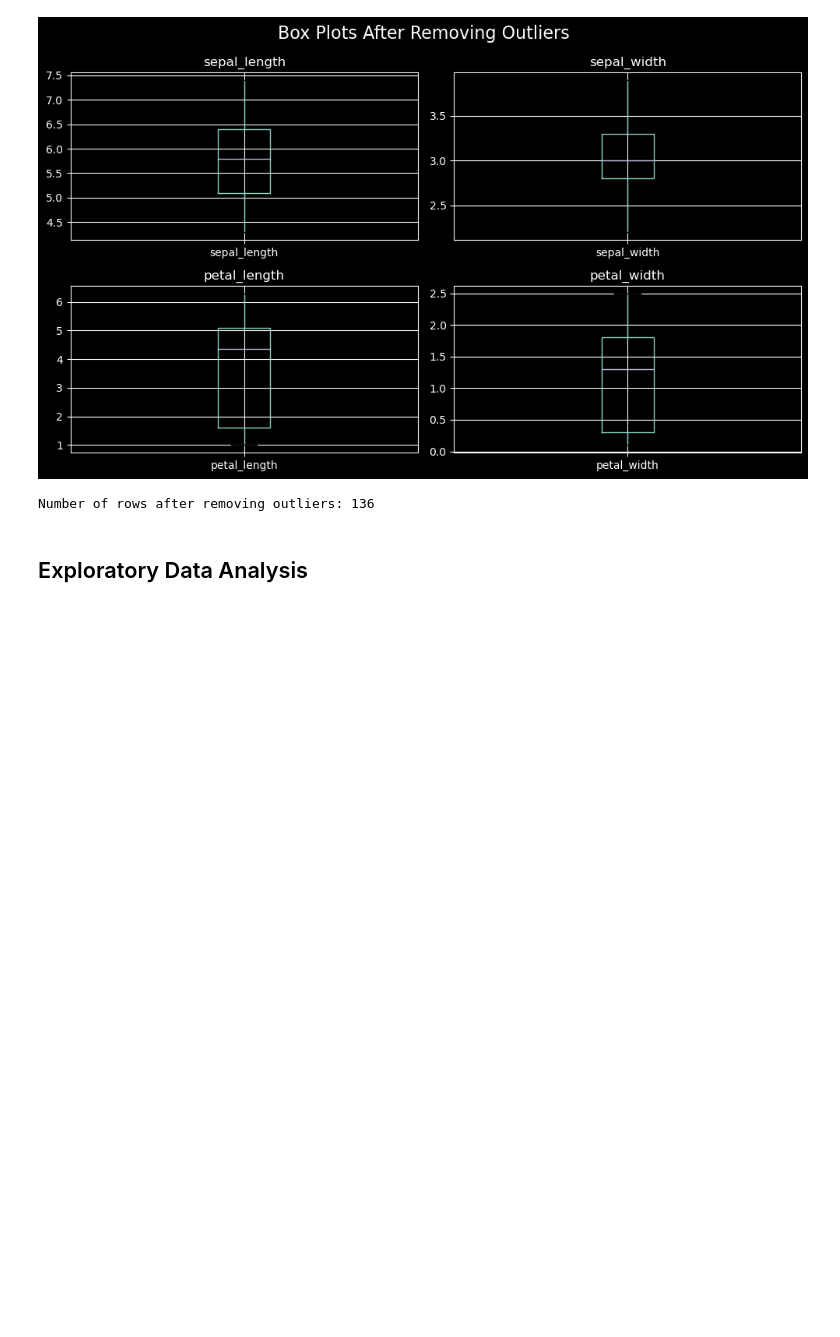
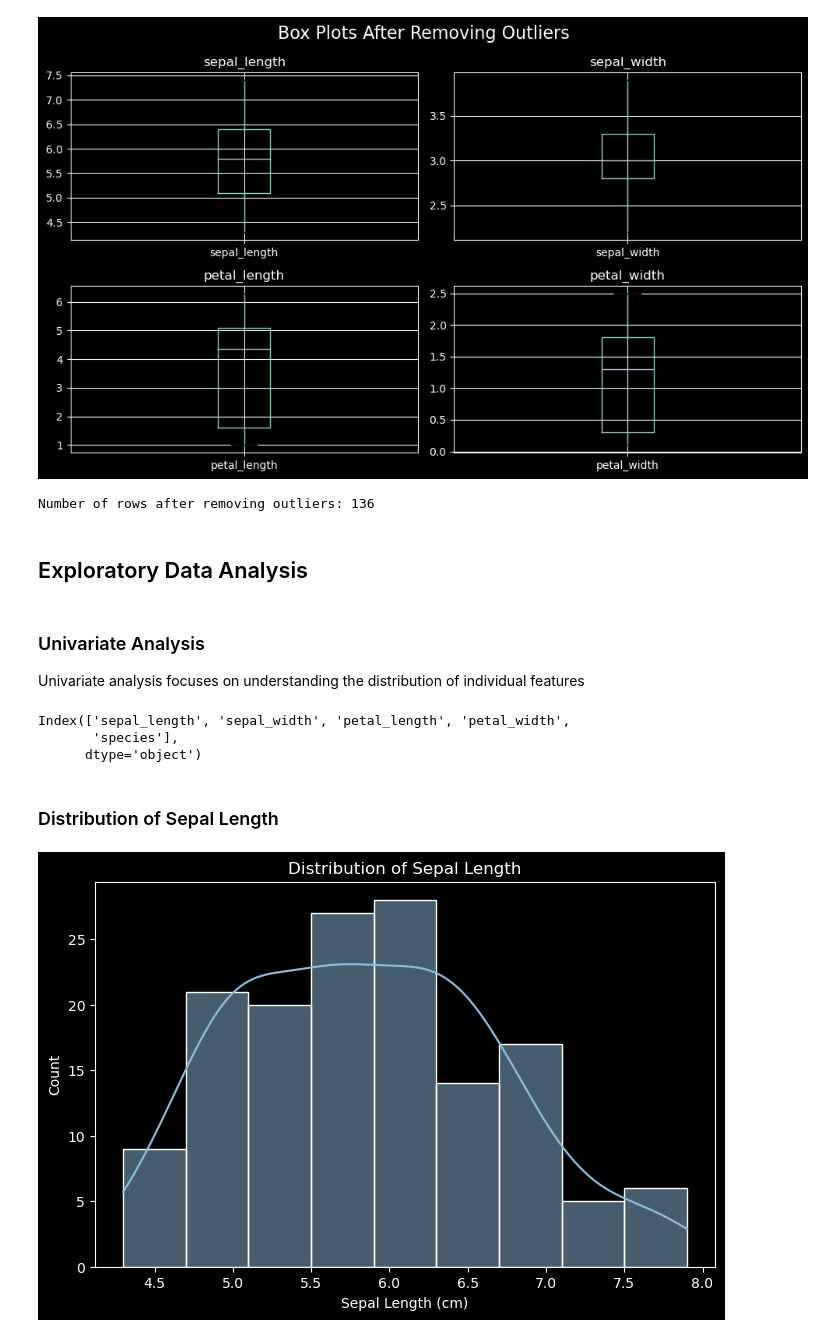
Before and after one commit to marwa9975/CODSOFT_DS03_Iris-Flower-Classification, a Jupyter notebook: index.ipynb, the cells around one changed output. Drawn from its saved outputs; the diff is of its cells as text; code cells hidden in the pictures; blank space fills up the shorter version.

```diff
--- a/index.ipynb
+++ b/index.ipynb
@@ -217,3 +217,23 @@ Number of rows with outliers before removal: 11
 Number of rows after removing outliers: 136
 # %% [markdown]
 ## Exploratory Data Analysis
+# %% [markdown]
+### Univariate Analysis
+Univariate analysis focuses on understanding the distribution of individual features
+# %%
+df.columns
+# %% [output]
+Index(['sepal_length', 'sepal_width', 'petal_length', 'petal_width',
+       'species'],
+      dtype='object')
+# %% [markdown]
+### Distribution of Sepal Length
+# %%
+# Univariate analysis for sepal length
+plt.figure(figsize=(8, 5))
+sns.histplot(df['sepal_length'], kde=True)
+plt.title('Distribution of Sepal Length')
+plt.xlabel('Sepal Length (cm)')
+plt.show()
+# %% [output]
+[figure, added]
```
Also changed, not shown: parts of 32 cells of this notebook.
